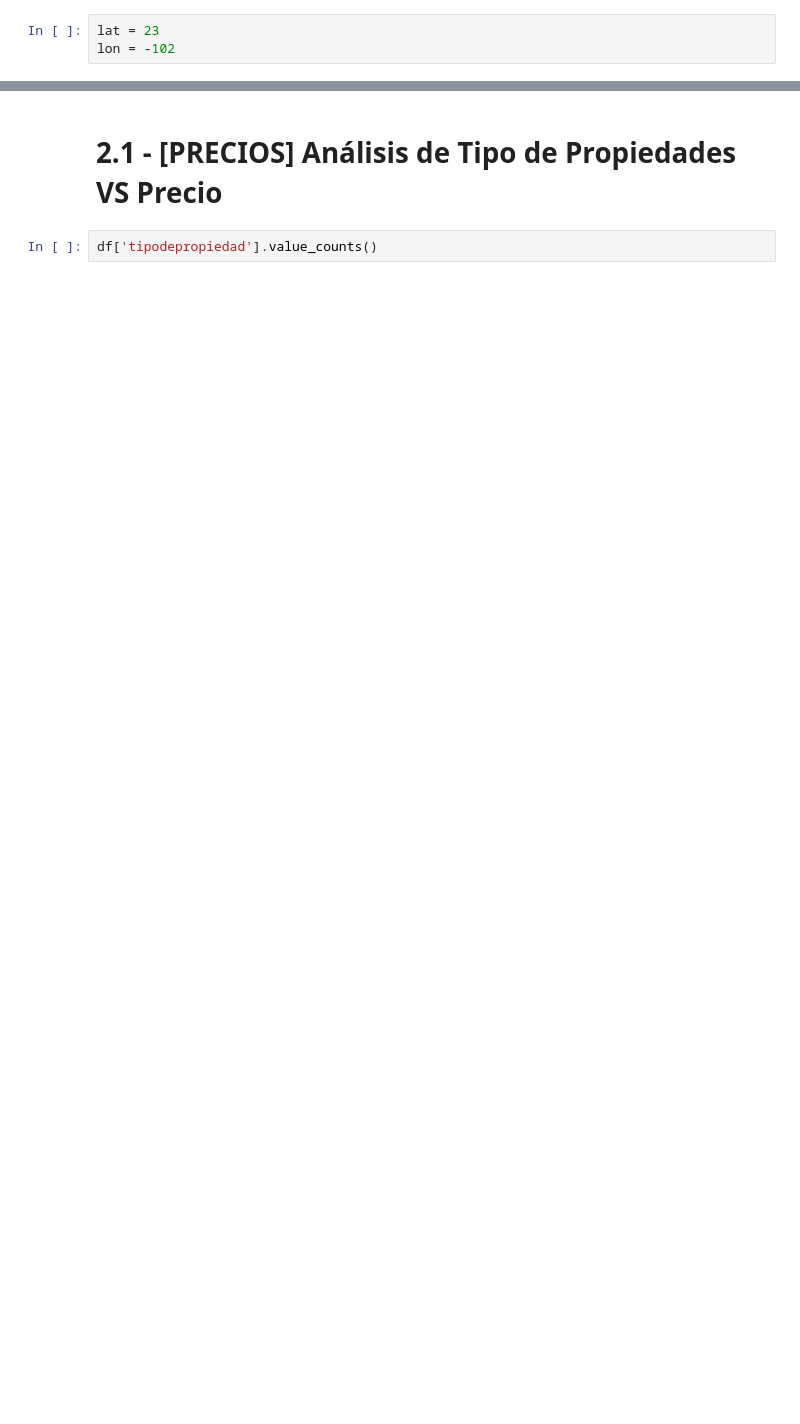
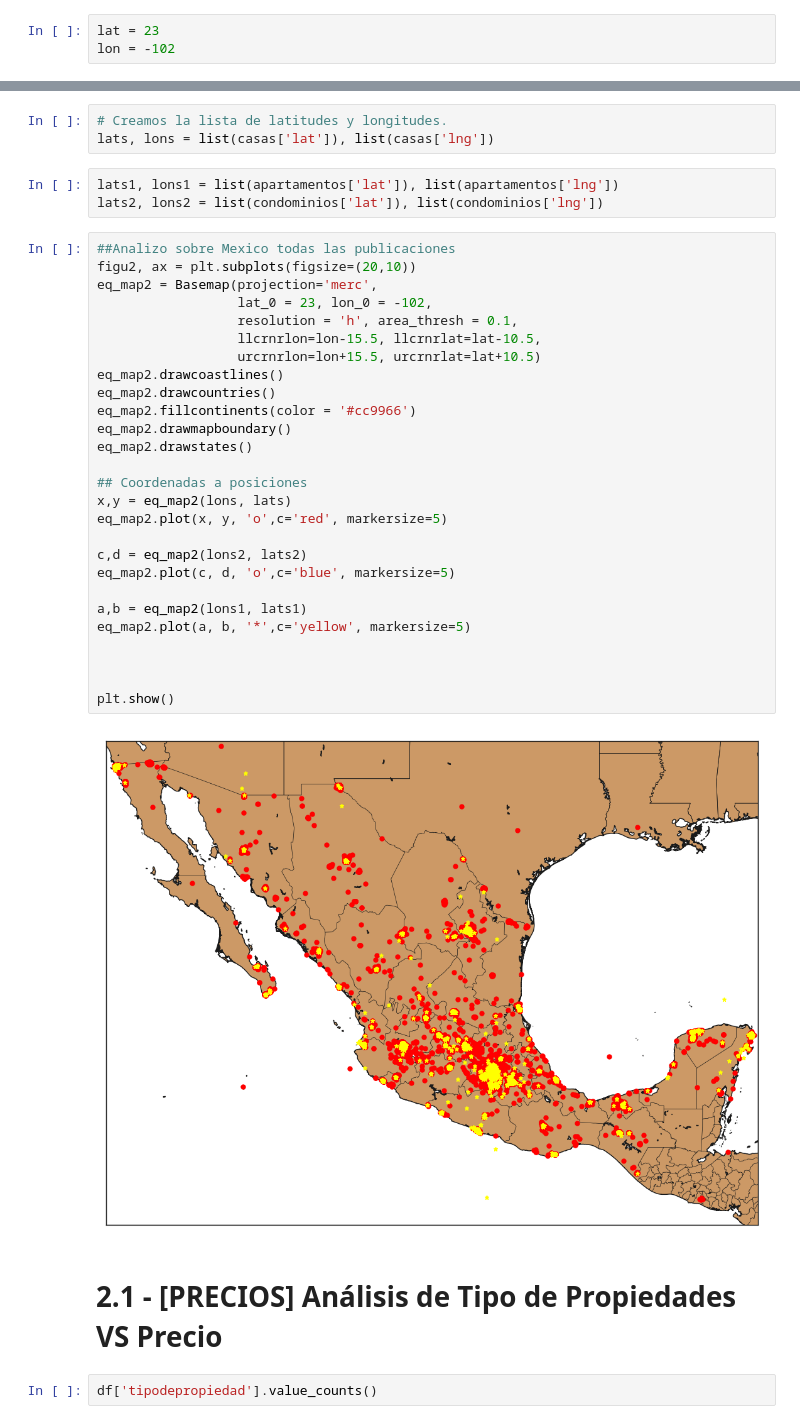
Before and after one commit to luctiz/Grupo43-TP1, a Jupyter notebook: TP1.ipynb, the cells around one changed output, grey strips where cells are left out. Saved outputs shown, nothing was run; the diff lists cells and outputs as text; blank space fills up the shorter version.

```diff
--- a/TP1.ipynb
+++ b/TP1.ipynb
@@ -158,3 +189,38 @@ plt.show()
+# %%
+# Creamos la lista de latitudes y longitudes.
+lats, lons = list(casas['lat']), list(casas['lng'])
+# %%
+lats1, lons1 = list(apartamentos['lat']), list(apartamentos['lng'])
+lats2, lons2 = list(condominios['lat']), list(condominios['lng'])
+# %%
+##Analizo sobre Mexico todas las publicaciones
+figu2, ax = plt.subplots(figsize=(20,10))
+eq_map2 = Basemap(projection='merc',
+                  lat_0 = 23, lon_0 = -102,
+                  resolution = 'h', area_thresh = 0.1,
+                  llcrnrlon=lon-15.5, llcrnrlat=lat-10.5,
+                  urcrnrlon=lon+15.5, urcrnrlat=lat+10.5)
+eq_map2.drawcoastlines()
+eq_map2.drawcountries()
+eq_map2.fillcontinents(color = '#cc9966')
+eq_map2.drawmapboundary()
+eq_map2.drawstates()
+
+## Coordenadas a posiciones
+x,y = eq_map2(lons, lats)
+eq_map2.plot(x, y, 'o',c='red', markersize=5)
+
+c,d = eq_map2(lons2, lats2)
+eq_map2.plot(c, d, 'o',c='blue', markersize=5)
+
+a,b = eq_map2(lons1, lats1)
+eq_map2.plot(a, b, '*',c='yellow', markersize=5)
+
+
+
+plt.show()
+# %% [output]
+[figure, added]
 # %% [markdown]
 # **2.1 - [PRECIOS] Análisis de Tipo de Propiedades VS Precio**
 # %%
```
Also changed, not shown: parts of 11 cells of this notebook.
